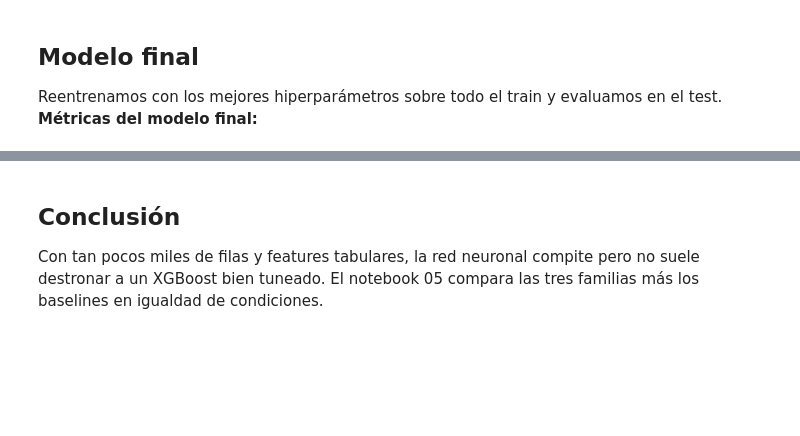
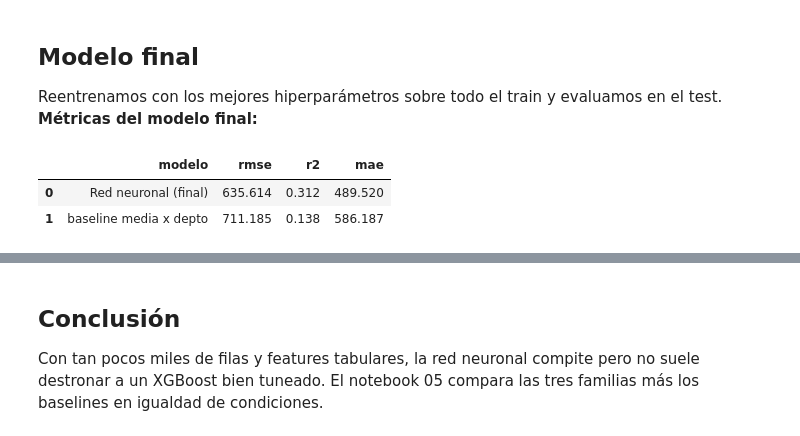
Before and after one commit to Castanosjoaquin/Trabajo_final_ML, a Jupyter notebook: componente_b/experimentos/04_hp_red_neuronal.ipynb, the cells around one changed output, grey strips where cells are left out. Cells and saved outputs as stored; diff of their text form; code cells hidden in the pictures; blank space fills up the shorter version.

```diff
--- a/componente_b/experimentos/04_hp_red_neuronal.ipynb
+++ b/componente_b/experimentos/04_hp_red_neuronal.ipynb
@@ -58,13 +74,13 @@ test. **Métricas del modelo final:**
 # %%
 modelo = NeuralNetRegressor(**best, l1_lambda=0.0, max_epochs=250, patience=30,
                             random_state=42).fit(ds.X_train, ds.y_train)
 pred = modelo.predict(ds.X_test)
-
-m = ev.metricas(ds.y_test, pred)
-print(f"MAE  = {m['mae']:.1f} kg/ha")
-print(f"RMSE = {m['rmse']:.1f} kg/ha")
-print(f"R²   = {m['r2']:.3f}")
-print(f"MAPE = {m['mape']:.1f} %")
+ev.tabla([ev.evaluar('Red neuronal (final)', pred, ds),
+          ev.evaluar('baseline media x depto', ev.pred_media_depto(ds), ds)])
+# %% [output]
+|  | modelo | rmse | r2 | mae |
+| 0 | Red neuronal (final) | 635.614 | 0.312 | 489.520 |
+| 1 | baseline media x depto | 711.185 | 0.138 | 586.187 |
 # %%
 fig, axes = plt.subplots(1, 3, figsize=(15, 4.5))
 ev.plot_pred_vs_real(ds.y_test, pred, 'Red neuronal (final)', color=ev.C_NN, ax=axes[0])
```
Also changed, not shown: parts of 5 cells of this notebook, 45 other files.
